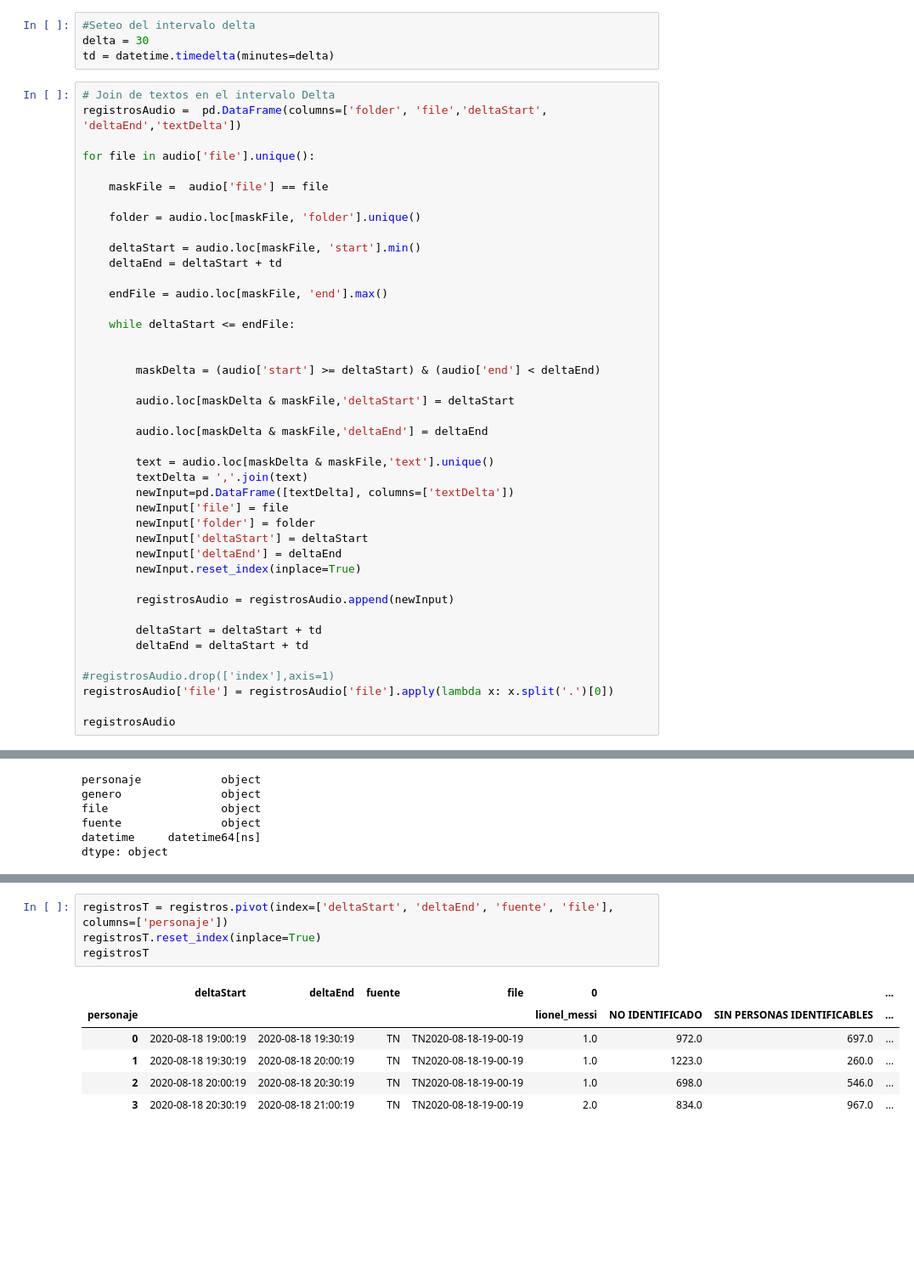
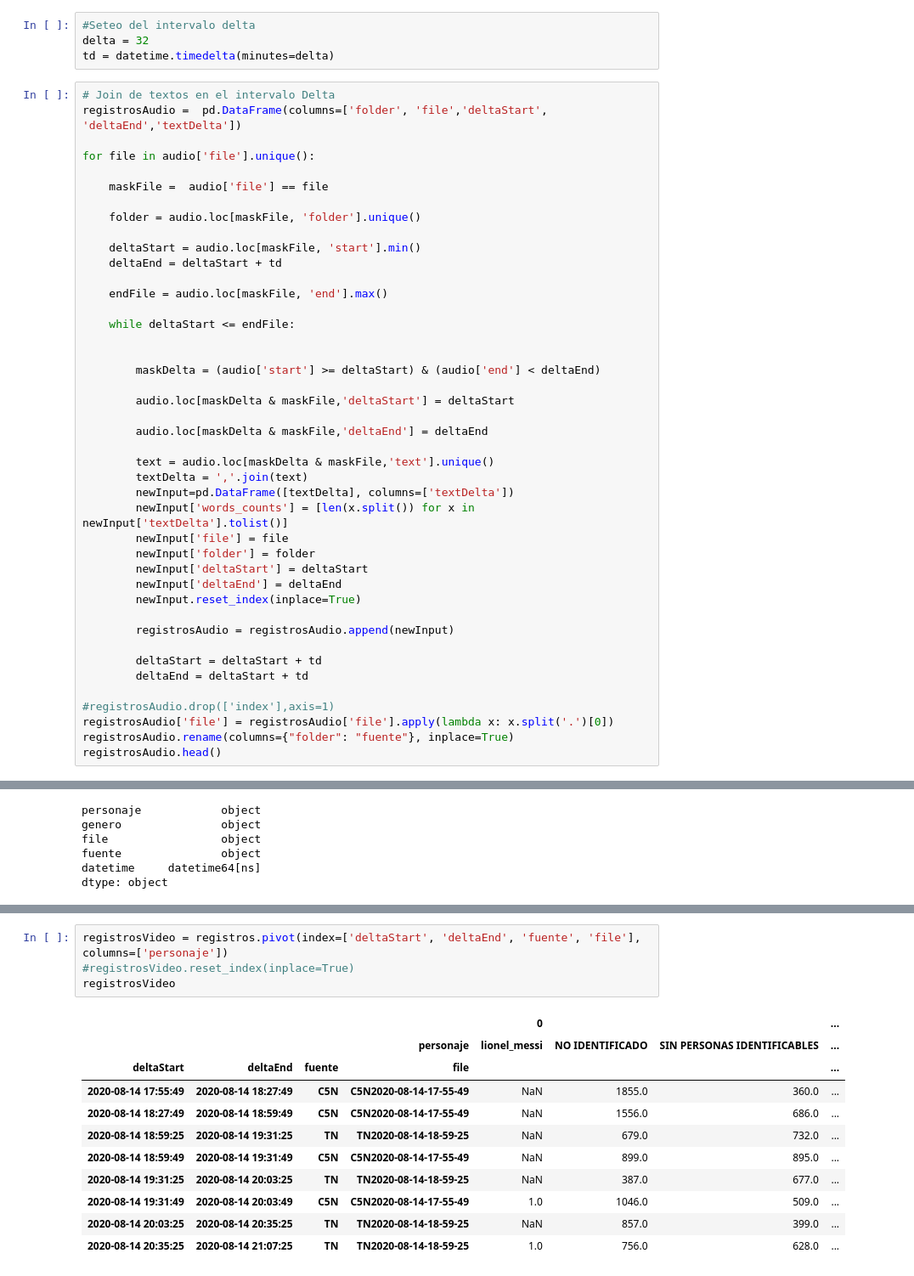
Before and after one commit to Hacho55/streamingAnalysis, a Jupyter notebook: Notebooks/Ventana_temporal.ipynb, the cells around one changed output, grey strips where cells are left out. Shown at 85% size. Saved outputs shown, nothing was run; the diff lists cells and outputs as text; blank space fills up the shorter version.

```diff
--- a/Notebooks/Ventana_temporal.ipynb
+++ b/Notebooks/Ventana_temporal.ipynb
@@ -38,7 +38,7 @@ end           datetime64[ns]
 dtype: object
 # %%
 #Seteo del intervalo delta
-delta = 30
+delta = 32
 td = datetime.timedelta(minutes=delta)
 # %%
 # Join de textos en el intervalo Delta
@@ -67,6 +67,7 @@ for file in audio['file'].unique():
         text = audio.loc[maskDelta & maskFile,'text'].unique()
         textDelta = ','.join(text)
         newInput=pd.DataFrame([textDelta], columns=['textDelta'])
+        newInput['words_counts'] = [len(x.split()) for x in newInput['textDelta'].tolist()]
         newInput['file'] = file
         newInput['folder'] = folder
         newInput['deltaStart'] = deltaStart
@@ -80,6 +81,6 @@ for file in audio['file'].unique():
 
 #registrosAudio.drop(['index'],axis=1)
 registrosAudio['file'] = registrosAudio['file'].apply(lambda x: x.split('.')[0])
-
-registrosAudio
+registrosAudio.rename(columns={"folder": "fuente"}, inplace=True)
+registrosAudio.head()
 # %% [output]
@@ -243,11 +207,16 @@ Timestamp('2020-08-11 19:01:34')
 # %%
-registrosT = registros.pivot(index=['deltaStart', 'deltaEnd', 'fuente', 'file'], columns=['personaje'])
-registrosT.reset_index(inplace=True)
-registrosT
+registrosVideo = registros.pivot(index=['deltaStart', 'deltaEnd', 'fuente', 'file'], columns=['personaje'])
+#registrosVideo.reset_index(inplace=True)
+registrosVideo
 # %% [output]
-|  | deltaStart | deltaEnd | fuente | file | 0 |  |  | ... |
-| personaje |  |  |  |  | lionel_messi | NO IDENTIFICADO | SIN PERSONAS IDENTIFICABLES | ... |
-| 0 | 2020-08-18 19:00:19 | 2020-08-18 19:30:19 | TN | TN2020-08-18-19-00-19 | 1.0 | 972.0 | 697.0 | ... |
-| 1 | 2020-08-18 19:30:19 | 2020-08-18 20:00:19 | TN | TN2020-08-18-19-00-19 | 1.0 | 1223.0 | 260.0 | ... |
-| 2 | 2020-08-18 20:00:19 | 2020-08-18 20:30:19 | TN | TN2020-08-18-19-00-19 | 1.0 | 698.0 | 546.0 | ... |
-| 3 | 2020-08-18 20:30:19 | 2020-08-18 21:00:19 | TN | TN2020-08-18-19-00-19 | 2.0 | 834.0 | 967.0 | ... |
+|  |  |  |  | 0 |  |  | ... |
+|  |  |  | personaje | lionel_messi | NO IDENTIFICADO | SIN PERSONAS IDENTIFICABLES | ... |
+| deltaStart | deltaEnd | fuente | file |  |  |  | ... |
+| 2020-08-14 17:55:49 | 2020-08-14 18:27:49 | C5N | C5N2020-08-14-17-55-49 | NaN | 1855.0 | 360.0 | ... |
+| 2020-08-14 18:27:49 | 2020-08-14 18:59:49 | C5N | C5N2020-08-14-17-55-49 | NaN | 1556.0 | 686.0 | ... |
+| 2020-08-14 18:59:25 | 2020-08-14 19:31:25 | TN | TN2020-08-14-18-59-25 | NaN | 679.0 | 732.0 | ... |
+| 2020-08-14 18:59:49 | 2020-08-14 19:31:49 | C5N | C5N2020-08-14-17-55-49 | NaN | 899.0 | 895.0 | ... |
+| 2020-08-14 19:31:25 | 2020-08-14 20:03:25 | TN | TN2020-08-14-18-59-25 | NaN | 387.0 | 677.0 | ... |
+| 2020-08-14 19:31:49 | 2020-08-14 20:03:49 | C5N | C5N2020-08-14-17-55-49 | 1.0 | 1046.0 | 509.0 | ... |
+| 2020-08-14 20:03:25 | 2020-08-14 20:35:25 | TN | TN2020-08-14-18-59-25 | NaN | 857.0 | 399.0 | ... |
+| 2020-08-14 20:35:25 | 2020-08-14 21:07:25 | TN | TN2020-08-14-18-59-25 | 1.0 | 756.0 | 628.0 | ... |
```
Also changed, not shown: parts of 18 cells of this notebook, 6 other files.
